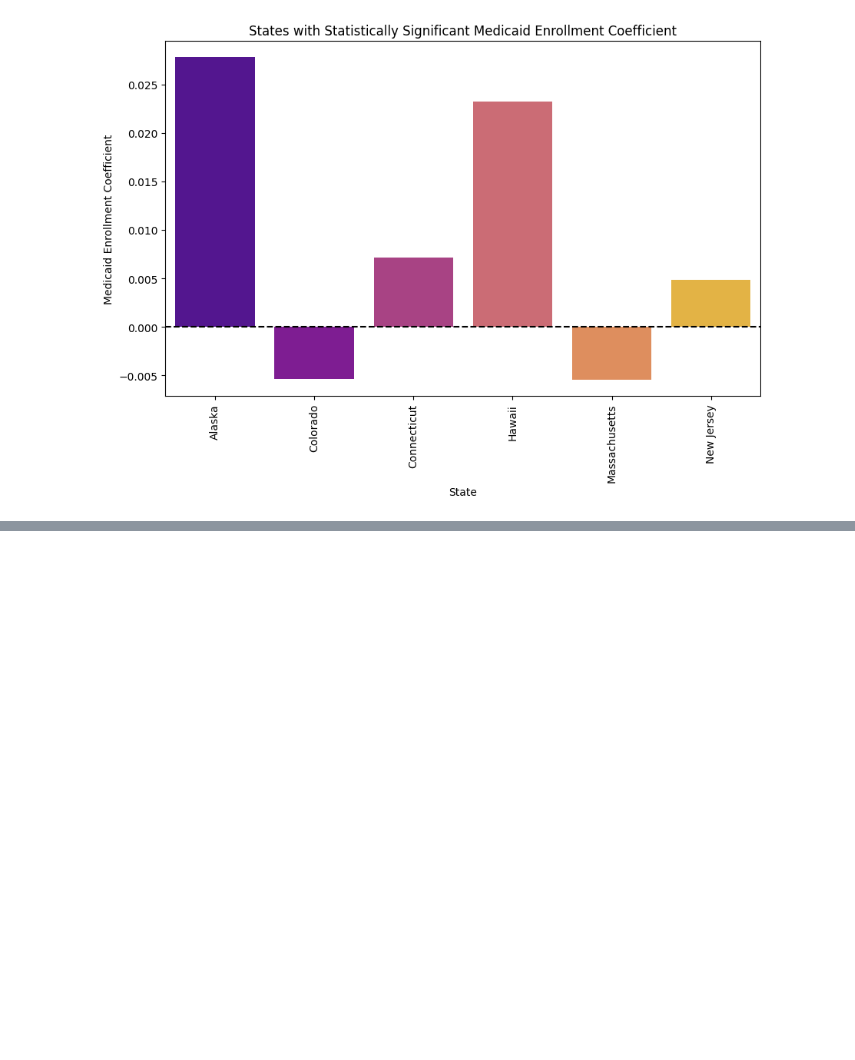
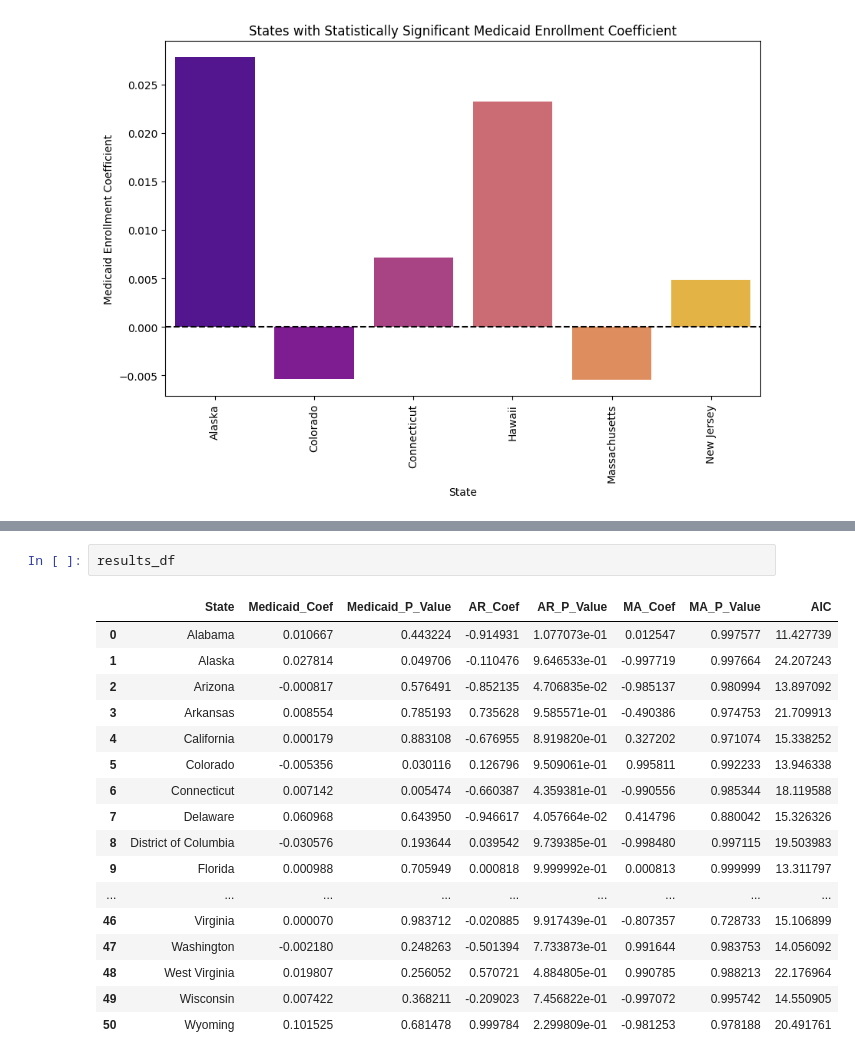
Before and after one commit to anajonicholson/DS4002-Project2, a Jupyter notebook: SCRIPTS/healthcare_analysis.ipynb, the cells around one changed output, grey strips where cells are left out. Cells and saved outputs as stored; diff of their text form; blank space fills up the shorter version.

```diff
--- a/SCRIPTS/healthcare_analysis.ipynb
+++ b/SCRIPTS/healthcare_analysis.ipynb
@@ -253,0 +240,20 @@ plt.show()
+# %%
+results_df
+# %% [output]
+|  | State | Medicaid_Coef | Medicaid_P_Value | AR_Coef | AR_P_Value | MA_Coef | MA_P_Value | AIC |
+| 0 | Alabama | 0.010667 | 0.443224 | -0.914931 | 1.077073e-01 | 0.012547 | 0.997577 | 11.427739 |
+| 1 | Alaska | 0.027814 | 0.049706 | -0.110476 | 9.646533e-01 | -0.997719 | 0.997664 | 24.207243 |
+| 2 | Arizona | -0.000817 | 0.576491 | -0.852135 | 4.706835e-02 | -0.985137 | 0.980994 | 13.897092 |
+| 3 | Arkansas | 0.008554 | 0.785193 | 0.735628 | 9.585571e-01 | -0.490386 | 0.974753 | 21.709913 |
+| 4 | California | 0.000179 | 0.883108 | -0.676955 | 8.919820e-01 | 0.327202 | 0.971074 | 15.338252 |
+| 5 | Colorado | -0.005356 | 0.030116 | 0.126796 | 9.509061e-01 | 0.995811 | 0.992233 | 13.946338 |
+| 6 | Connecticut | 0.007142 | 0.005474 | -0.660387 | 4.359381e-01 | -0.990556 | 0.985344 | 18.119588 |
+| 7 | Delaware | 0.060968 | 0.643950 | -0.946617 | 4.057664e-02 | 0.414796 | 0.880042 | 15.326326 |
+| 8 | District of Columbia | -0.030576 | 0.193644 | 0.039542 | 9.739385e-01 | -0.998480 | 0.997115 | 19.503983 |
+| 9 | Florida | 0.000988 | 0.705949 | 0.000818 | 9.999992e-01 | 0.000813 | 0.999999 | 13.311797 |
+| ... | ... | ... | ... | ... | ... | ... | ... | ... |
+| 46 | Virginia | 0.000070 | 0.983712 | -0.020885 | 9.917439e-01 | -0.807357 | 0.728733 | 15.106899 |
+| 47 | Washington | -0.002180 | 0.248263 | -0.501394 | 7.733873e-01 | 0.991644 | 0.983753 | 14.056092 |
+| 48 | West Virginia | 0.019807 | 0.256052 | 0.570721 | 4.884805e-01 | 0.990785 | 0.988213 | 22.176964 |
+| 49 | Wisconsin | 0.007422 | 0.368211 | -0.209023 | 7.456822e-01 | -0.997072 | 0.995742 | 14.550905 |
+| 50 | Wyoming | 0.101525 | 0.681478 | 0.999784 | 2.299809e-01 | -0.981253 | 0.978188 | 20.491761 |
```
Also changed, not shown: parts of 9 cells of this notebook.
